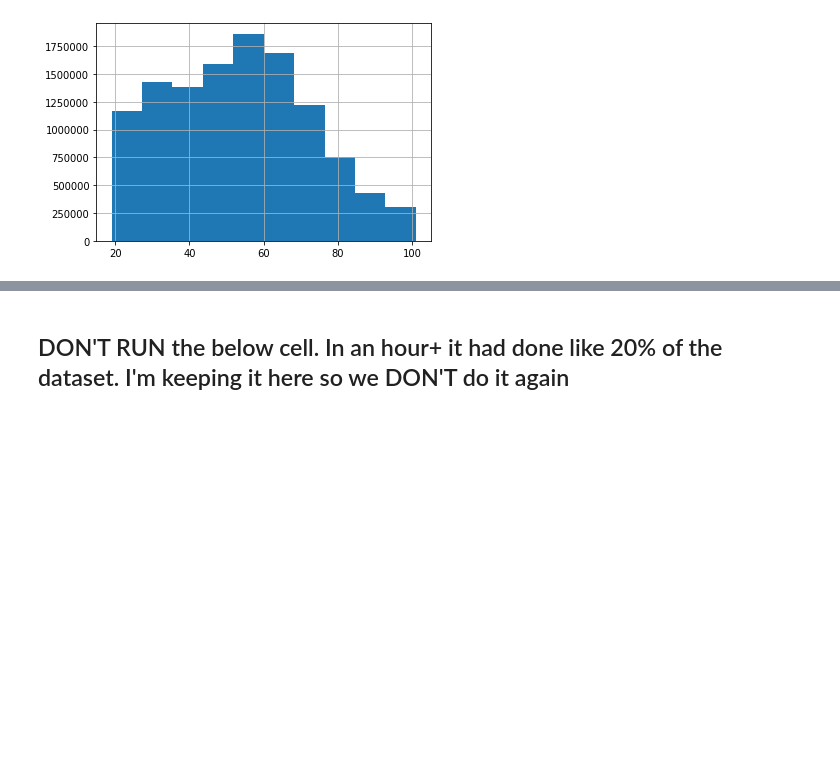
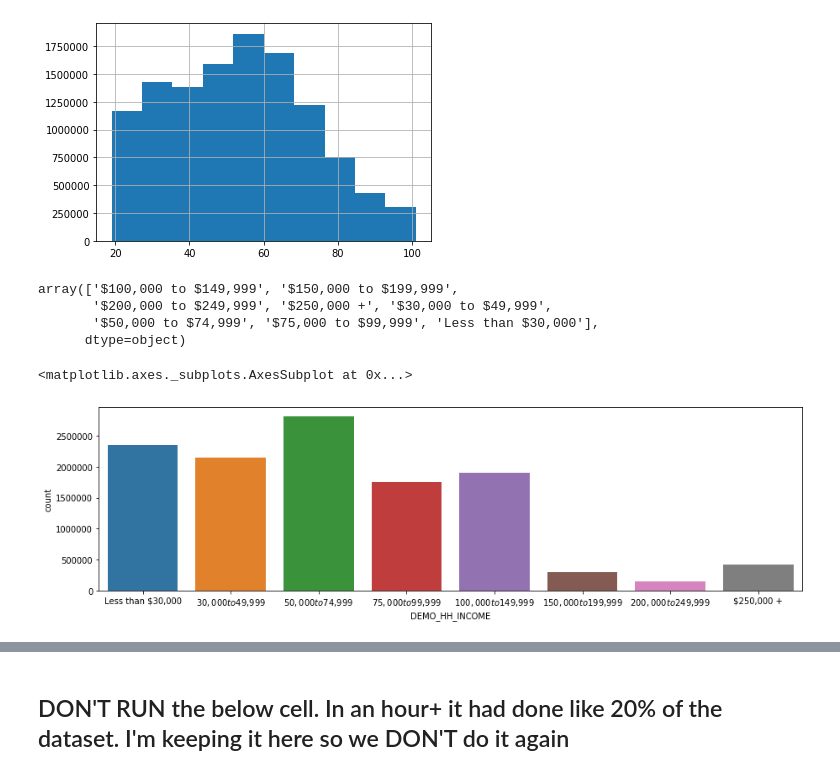
Before and after one commit to lyubah/DataXKinesso, a Jupyter notebook: EDA-2.ipynb, the cells around one changed output, grey strips where cells are left out. Saved outputs shown, nothing was run; the diff lists cells and outputs as text; code cells hidden in the pictures; blank space fills up the shorter version.

```diff
--- a/EDA-2.ipynb
+++ b/EDA-2.ipynb
@@ -152,3 +166,20 @@ one_hot_income['AGE'].hist()
 # %% [output]
 <matplotlib.axes._subplots.AxesSubplot at 0x...>
 [figure]
+# %%
+np.unique(df2['DEMO_HH_INCOME'])
+# %% [output]
+array(['$100,000 to $149,999', '$150,000 to $199,999',
+       '$200,000 to $249,999', '$250,000 +', '$30,000 to $49,999',
+       '$50,000 to $74,999', '$75,000 to $99,999', 'Less than $30,000'],
+      dtype=object)
+# %%
+#Shows counts of how many people are in each income bracket
+
+fig_dims = (15, 4)
+fig, ax = plt.pyplot.subplots(figsize=fig_dims)
+
+sns.countplot(x="DEMO_HH_INCOME", order = ['Less than $30,000', '$30,000 to $49,999', '$50,000 to $74,999', '$75,000 to $99,999', '$100,000 to $149,999', '$150,000 to $199,999', '$200,000 to $249,999', '$250,000 +'], ax = ax, data=df2)
+# %% [output]
+<matplotlib.axes._subplots.AxesSubplot at 0x...>
+[figure, added]
```
Also changed, not shown: parts of 6 cells of this notebook, 1 other file.
